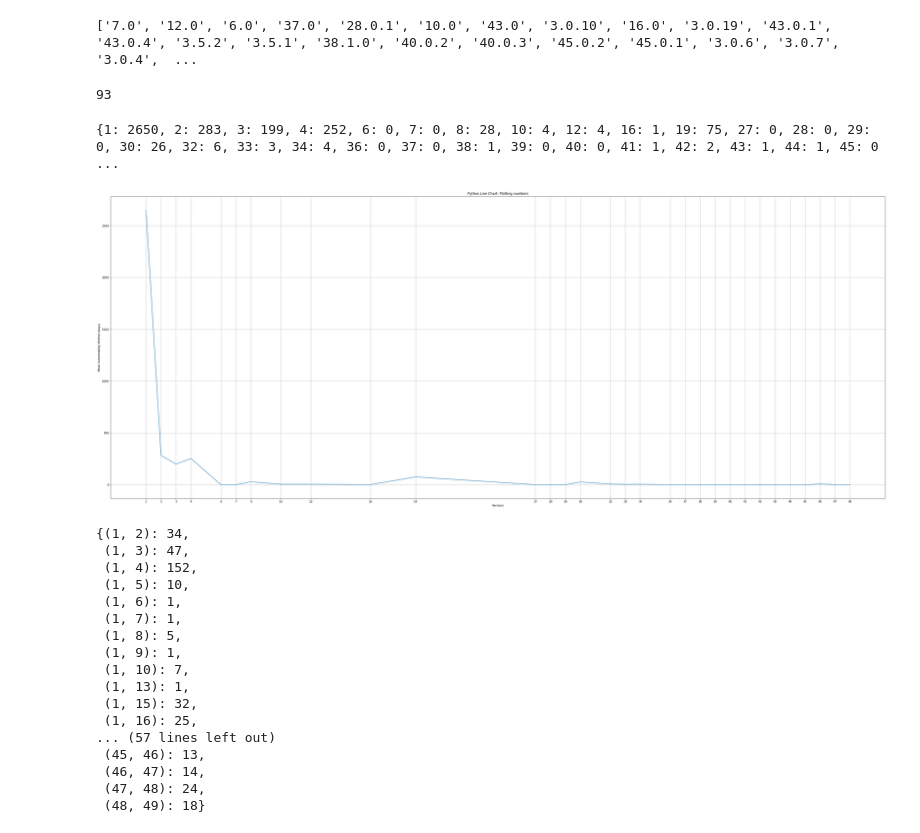
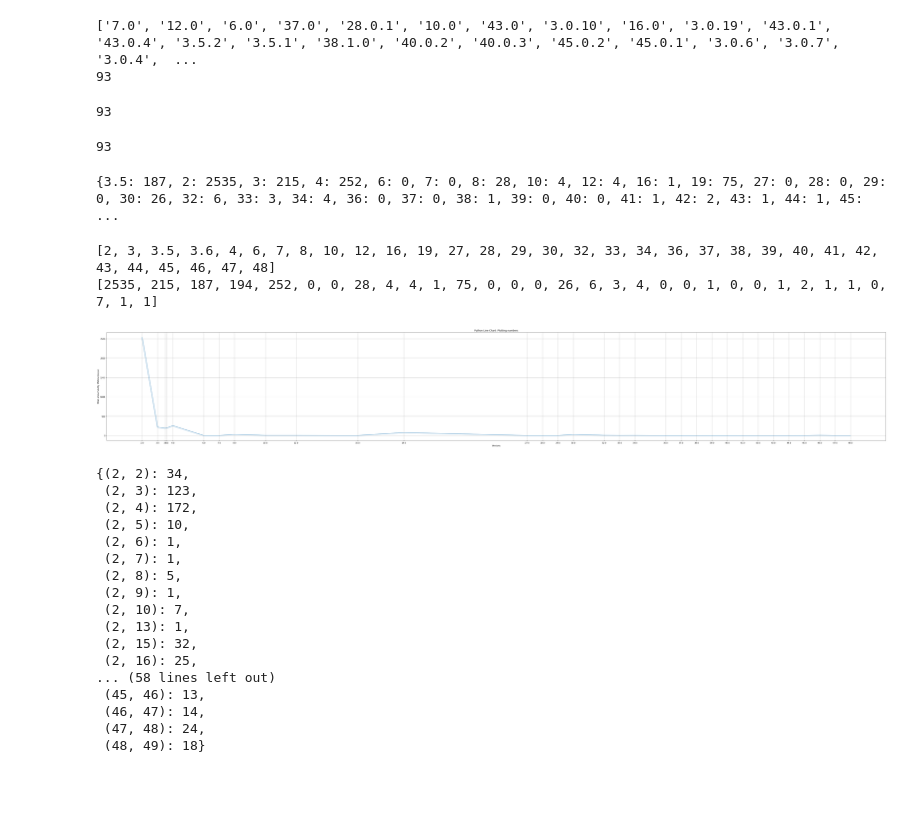
Before and after one commit to bala8/CSE-227, a Jupyter notebook: FirefoxCVEReader.ipynb, the cells around one changed output. Drawn from its saved outputs; the diff is of its cells as text; code cells hidden in the pictures; blank space fills up the shorter version.

```diff
--- a/FirefoxCVEReader.ipynb
+++ b/FirefoxCVEReader.ipynb
@@ -181,8 +206,10 @@ temp = set(v)
 temp.remove("[[datetime.datetime(2011, 1, 6, 17, 44), datetime.datetime(2011, 1, 6, 17, 46), u'Canvas: WebGL', []]]")
 v = list(temp)
 print v
+print(len(v))
 # %% [output]
 ['7.0', '12.0', '6.0', '37.0', '28.0.1', '10.0', '43.0', '3.0.10', '16.0', '3.0.19', '43.0.1', '43.0.4', '3.5.2', '3.5.1', '38.1.0', '40.0.2', '40.0.3', '45.0.2', '45.0.1', '3.0.6', '3.0.7', '3.0.4',  ...
+93
 # %%
 dates = ['2011-09-27','2012-04-24','2011-08-16','2015-03-31','2014-03-24','2012-01-31','2015-12-15','2009-04-27','2012-10-09','2010-03-30','2015-12-18',
         '2016-01-06','2009-08-03','2009-07-16','2015-07-02','2015-08-13','2015-08-27','2016-04-11','2016-03-16','2009-02-03',
@@ -195,6 +222,9 @@ dates = ['2011-09-27','2012-04-24','2011-08-16','2015-03-31','2014-03-24','2012-
          '2006-02-01', '2014-03-18', '2015-10-15', '2015-09-30', '2006-12-19', '2006-11-07', '2016-06-28', '2005-11-29',
          '2004-11-09', '2006-10-24', '2002-09-23', '2002-10-01', '2007-04-30', '2015-04-12', '2015-08-06', '2015-03-05',
          '2015-03-20', '2016-02-11', '2015-03-21', '2016-02-08', '2011-03-22', '2008-04-02', '2016-04-03']
+print(len(dates))
+# %% [output]
+93
 # %%
 versionDict = {}
 for key,value in zip(v,dates):
@@ -240,7 +268,7 @@ cveCreator("firefox2016.csv",2016)
 #mean time to report vulnerabilites
 dateDiffDict = {}
 for key,value in cve_to_date.iteritems():
-    #key = key.encode('utf8')
+    key = key.encode('utf8')
     if key in cveDict:
         earlyVersion = cveDict[key]
         if earlyVersion in versionDict:
@@ -249,7 +277,16 @@ for key,value in cve_to_date.iteritems():
             if difference < 0:
                 difference = 0
 
-            earlyVersion = earlyVersion.split('.')[0]
+            if('3.5' in earlyVersion):
+                earlyVersion = 3.5
+            elif '3.6' in earlyVersion:
+                earlyVersion = 3.6
+            else:
+                earlyVersion = int(earlyVersion.split('.')[0])
+
+            if earlyVersion < foundation:
+                earlyVersion = foundation
+            #earlyVersion = earlyVersion.split('.')[0]
             if earlyVersion in dateDiffDict:
                 dateDiffDict[earlyVersion].append(int(difference))
             else:
@@ -260,29 +297,39 @@ for key,value in dateDiffDict.iteritems():
 
 dateDiffMean = {}
 for key,value in dateDiffDict.iteritems():
-    dateDiffMean[int(key)] = int(np.mean(value))
-dateDiffMean
-dateDiffMean[1] = int((dateDiffMean[0] + dateDiffMean[1])/2)
-dateDiffMean.pop(0)
+    dateDiffMean[key] = int((np.mean(value)))
+
+# dateDiffMean[1] = round(((dateDiffMean[0] + dateDiffMean[1])/2),0)
+# dateDiffMean.pop(0)
 print dateDiffMean
 # %% [output]
-{1: 2650, 2: 283, 3: 199, 4: 252, 6: 0, 7: 0, 8: 28, 10: 4, 12: 4, 16: 1, 19: 75, 27: 0, 28: 0, 29: 0, 30: 26, 32: 6, 33: 3, 34: 4, 36: 0, 37: 0, 38: 1, 39: 0, 40: 0, 41: 1, 42: 2, 43: 1, 44: 1, 45: 0 ...
+{3.5: 187, 2: 2535, 3: 215, 4: 252, 6: 0, 7: 0, 8: 28, 10: 4, 12: 4, 16: 1, 19: 75, 27: 0, 28: 0, 29: 0, 30: 26, 32: 6, 33: 3, 34: 4, 36: 0, 37: 0, 38: 1, 39: 0, 40: 0, 41: 1, 42: 2, 43: 1, 44: 1, 45: ...
 # %%
 #Plot for mean lifetime of vulerabilities
 #from pylab import *
-t = dateDiffMean.keys()
-s = dateDiffMean.values()
-plt.figure(figsize=(50,20))
+t = []
+s = []
+dateDiffMeanNew = sorted(dateDiffMean.items())
+for k,v in dateDiffMeanNew:
+    t.append(k)
+    s.append(v)
+#t = dateDiffMean.keys()
+#s = dateDiffMean.values()
+print t
+print s
+plt.figure(figsize=(70,10))
 plt.plot(t, s)
 
 plt.xlabel('Versions')
 plt.ylabel('Mean Vulnerlability lifetime (days)')
 plt.title('Python Line Chart: Plotting numbers')
 plt.grid(True)
 plt.xticks(t)
 plt.show()
 # %% [output]
+[2, 3, 3.5, 3.6, 4, 6, 7, 8, 10, 12, 16, 19, 27, 28, 29, 30, 32, 33, 34, 36, 37, 38, 39, 40, 41, 42, 43, 44, 45, 46, 47, 48]
+[2535, 215, 187, 194, 252, 0, 0, 28, 4, 4, 1, 75, 0, 0, 0, 26, 6, 3, 4, 0, 0, 1, 0, 0, 1, 2, 1, 1, 0, 7, 1, 1]
-[figure, old version]
+[figure, new version]
 # %%
 d2 = {}
 p = 0
@@ -296,7 +343,13 @@ def versionWiseTotal(filename):
                     row[2] = row[2].strip()
                     if row[1] == '' or row[1] == '-' or row[2] == '' or row[2] == '-':
                         continue
-                    startVerSplit = int(row[1].split('.')[0])
+                    if('3.5' in row[1]):
+                        startVerSplit = 3.5
+                    elif '3.6' in row[1]:
+                        startVerSplit = 3.6
+                    else:
+                        startVerSplit = int(row[1].split('.')[0])
+
                     endVerSplit = int(row[2].split('.')[0])+1
                     #print row[1]
                     if startVerSplit < foundation:
@@ -320,19 +373,19 @@ for file in files:
 
 d2
 # %% [output]
-{(1, 2): 34,
- (1, 3): 47,
- (1, 4): 152,
- (1, 5): 10,
- (1, 6): 1,
- (1, 7): 1,
- (1, 8): 5,
- (1, 9): 1,
- (1, 10): 7,
- (1, 13): 1,
- (1, 15): 32,
- (1, 16): 25,
-... (57 lines left out)
+{(2, 2): 34,
+ (2, 3): 123,
+ (2, 4): 172,
+ (2, 5): 10,
+ (2, 6): 1,
+ (2, 7): 1,
+ (2, 8): 5,
+ (2, 9): 1,
+ (2, 10): 7,
+ (2, 13): 1,
+ (2, 15): 32,
+ (2, 16): 25,
+... (58 lines left out)
  (45, 46): 13,
  (46, 47): 14,
  (47, 48): 24,
```
Also changed, not shown: parts of 15 cells of this notebook.
